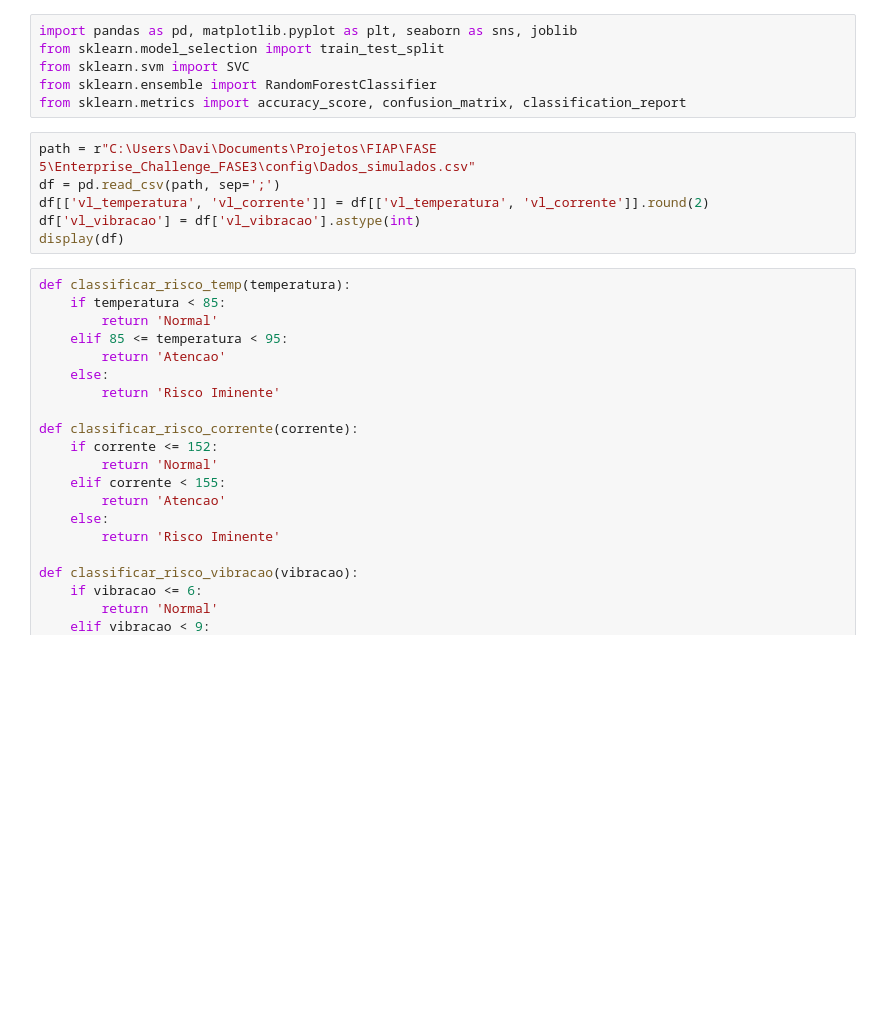
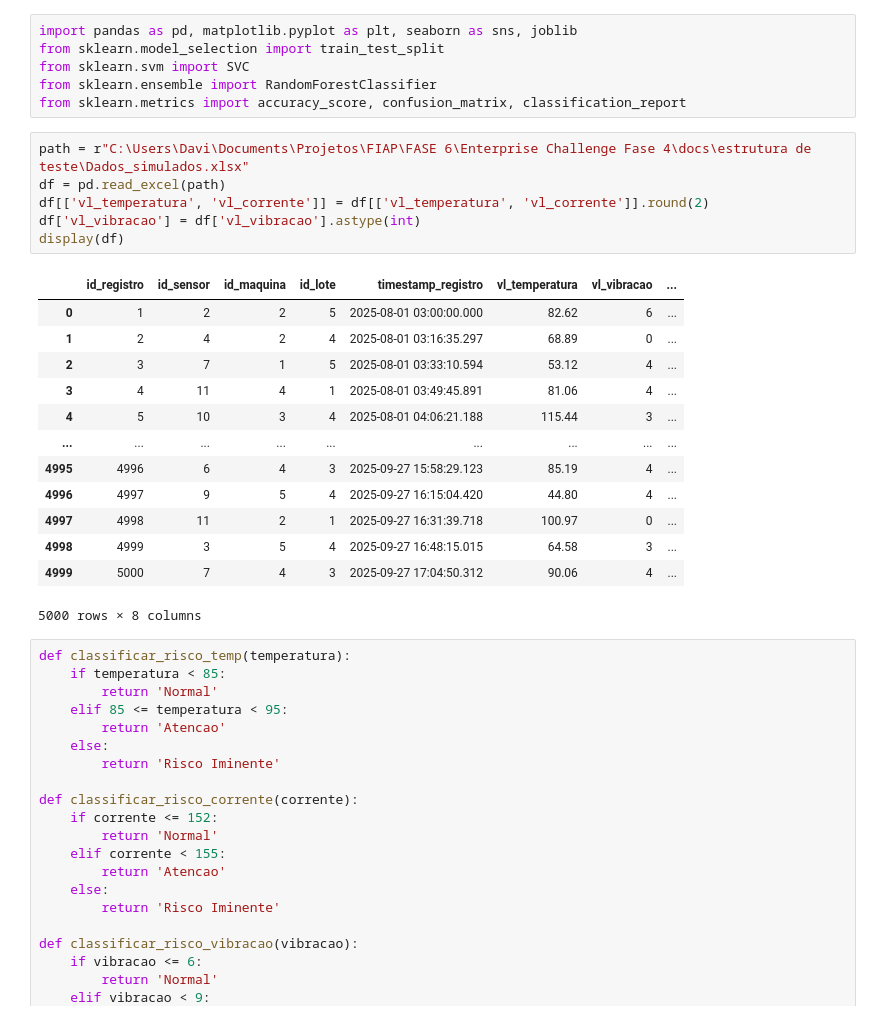
Before and after one commit to Raquerd/Enterprise-Challenge---Fase-4, a Jupyter notebook: ml/Treinamento de ML/ML_Treinamento_RDC.ipynb, the cells around one changed output. Saved outputs shown, nothing was run; the diff lists cells and outputs as text; blank space fills up the shorter version.

```diff
--- a/ml/Treinamento de ML/ML_Treinamento_RDC.ipynb
+++ b/ml/Treinamento de ML/ML_Treinamento_RDC.ipynb
@@ -5,11 +5,25 @@ from sklearn.svm import SVC
 from sklearn.ensemble import RandomForestClassifier
 from sklearn.metrics import accuracy_score, confusion_matrix, classification_report
 # %%
-path = r"C:\Users\Davi\Documents\Projetos\FIAP\FASE 5\Enterprise_Challenge_FASE3\config\Dados_simulados.csv"
-df = pd.read_csv(path, sep=';')
+path = r"C:\Users\Davi\Documents\Projetos\FIAP\FASE 6\Enterprise Challenge Fase 4\docs\estrutura de teste\Dados_simulados.xlsx"
+df = pd.read_excel(path)
 df[['vl_temperatura', 'vl_corrente']] = df[['vl_temperatura', 'vl_corrente']].round(2)
 df['vl_vibracao'] = df['vl_vibracao'].astype(int)
 display(df)
+# %% [output]
+|  | id_registro | id_sensor | id_maquina | id_lote | timestamp_registro | vl_temperatura | vl_vibracao | ... |
+| 0 | 1 | 2 | 2 | 5 | 2025-08-01 03:00:00.000 | 82.62 | 6 | ... |
+| 1 | 2 | 4 | 2 | 4 | 2025-08-01 03:16:35.297 | 68.89 | 0 | ... |
+| 2 | 3 | 7 | 1 | 5 | 2025-08-01 03:33:10.594 | 53.12 | 4 | ... |
+| 3 | 4 | 11 | 4 | 1 | 2025-08-01 03:49:45.891 | 81.06 | 4 | ... |
+| 4 | 5 | 10 | 3 | 4 | 2025-08-01 04:06:21.188 | 115.44 | 3 | ... |
+| ... | ... | ... | ... | ... | ... | ... | ... | ... |
+| 4995 | 4996 | 6 | 4 | 3 | 2025-09-27 15:58:29.123 | 85.19 | 4 | ... |
+| 4996 | 4997 | 9 | 5 | 4 | 2025-09-27 16:15:04.420 | 44.80 | 4 | ... |
+| 4997 | 4998 | 11 | 2 | 1 | 2025-09-27 16:31:39.718 | 100.97 | 0 | ... |
+| 4998 | 4999 | 3 | 5 | 4 | 2025-09-27 16:48:15.015 | 64.58 | 3 | ... |
+| 4999 | 5000 | 7 | 4 | 3 | 2025-09-27 17:04:50.312 | 90.06 | 4 | ... |
+5000 rows × 8 columns
 # %%
 def classificar_risco_temp(temperatura):
     if temperatura < 85:
```
Also changed, not shown: parts of 2 cells of this notebook, 12 other files.
